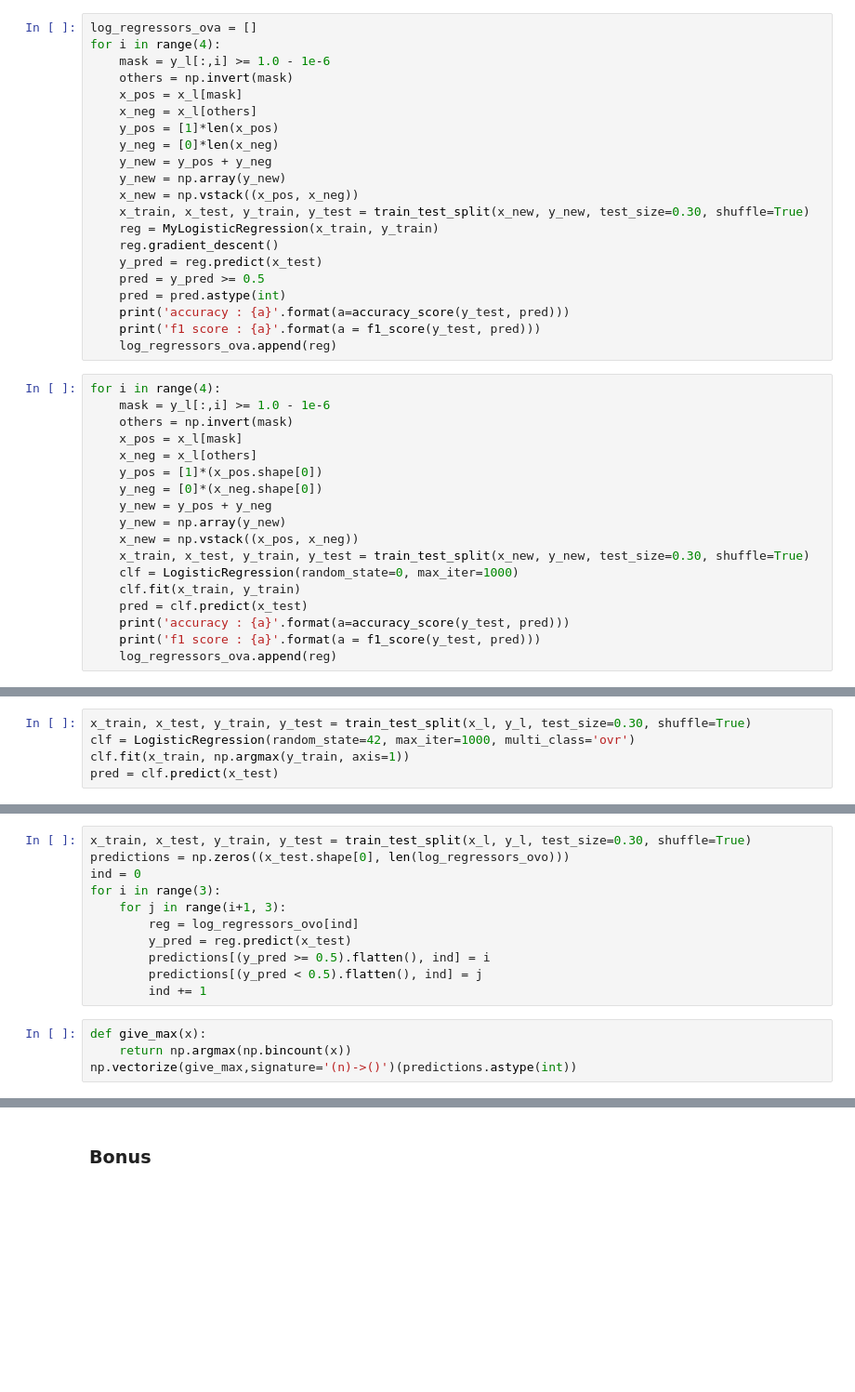
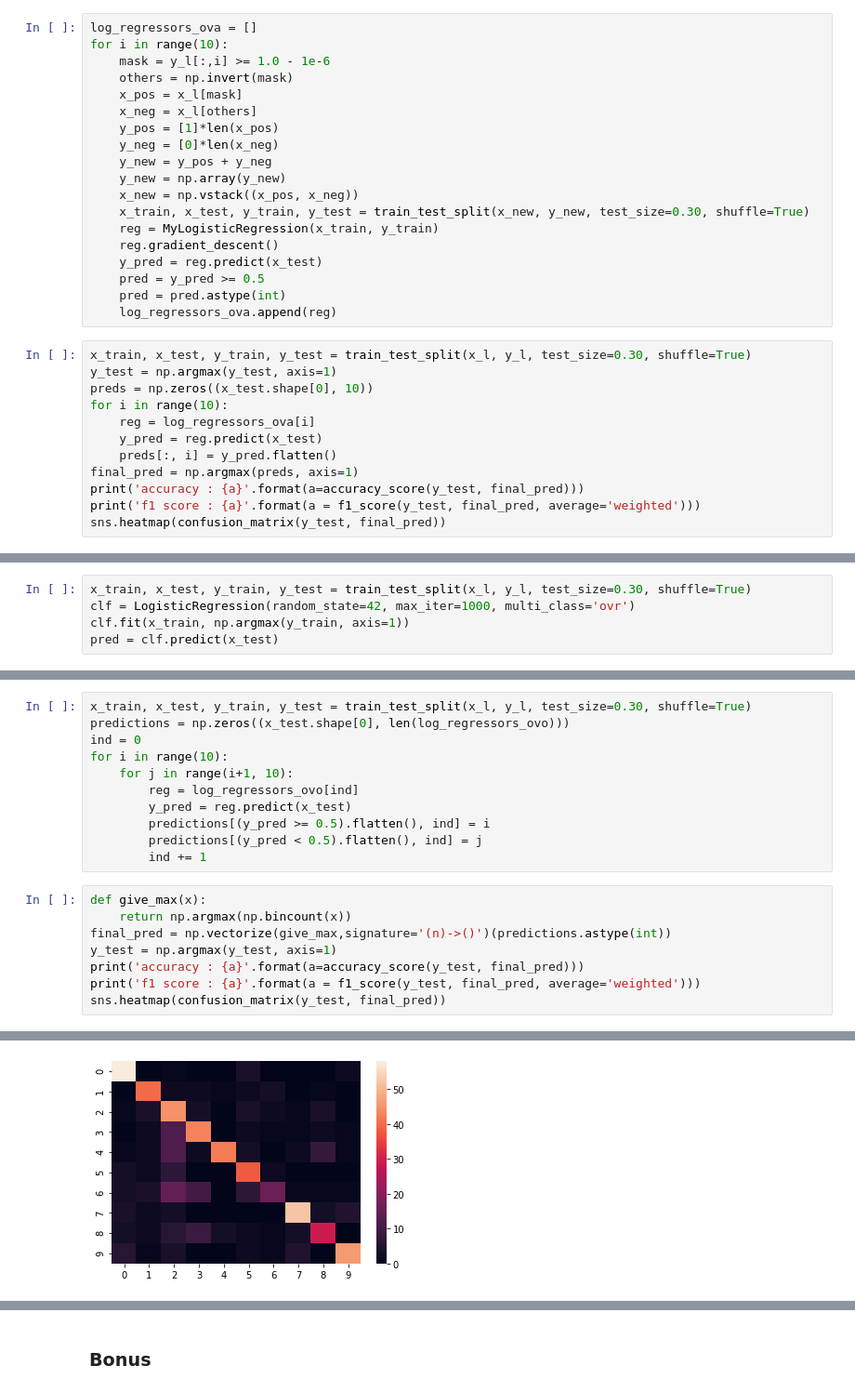
Before and after one commit to kanishk779/SMAI-2, a Jupyter notebook: question2.ipynb, the cells around one changed output, grey strips where cells are left out. Shown: that part at 93% size. Cells and saved outputs as stored; diff of their text form; blank space fills up the shorter version.

```diff
--- a/question2.ipynb
+++ b/question2.ipynb
@@ -105,6 +108,6 @@ class MyLogisticRegression:
 # %%
 log_regressors_ova = []
-for i in range(4):
+for i in range(10):
     mask = y_l[:,i] >= 1.0 - 1e-6
     others = np.invert(mask)
     x_pos = x_l[mask]
@@ -120,24 +123,16 @@ for i in range(4):
     y_pred = reg.predict(x_test)
     pred = y_pred >= 0.5
     pred = pred.astype(int)
-    print('accuracy : {a}'.format(a=accuracy_score(y_test, pred)))
-    print('f1 score : {a}'.format(a = f1_score(y_test, pred)))
     log_regressors_ova.append(reg)
-# %%
-for i in range(4):
-    mask = y_l[:,i] >= 1.0 - 1e-6
-    others = np.invert(mask)
-    x_pos = x_l[mask]
-    x_neg = x_l[others]
-    y_pos = [1]*(x_pos.shape[0])
-    y_neg = [0]*(x_neg.shape[0])
-    y_new = y_pos + y_neg
-    y_new = np.array(y_new)
-    x_new = np.vstack((x_pos, x_neg))
-    x_train, x_test, y_train, y_test = train_test_split(x_new, y_new, test_size=0.30, shuffle=True)
-    clf = LogisticRegression(random_state=0, max_iter=1000)
-    clf.fit(x_train, y_train)
-    pred = clf.predict(x_test)
-    print('accuracy : {a}'.format(a=accuracy_score(y_test, pred)))
-    print('f1 score : {a}'.format(a = f1_score(y_test, pred)))
-    log_regressors_ova.append(reg)
+# %%
+x_train, x_test, y_train, y_test = train_test_split(x_l, y_l, test_size=0.30, shuffle=True)
+y_test = np.argmax(y_test, axis=1)
+preds = np.zeros((x_test.shape[0], 10))
+for i in range(10):
+    reg = log_regressors_ova[i]
+    y_pred = reg.predict(x_test)
+    preds[:, i] = y_pred.flatten()
+final_pred = np.argmax(preds, axis=1)
+print('accuracy : {a}'.format(a=accuracy_score(y_test, final_pred)))
+print('f1 score : {a}'.format(a = f1_score(y_test, final_pred, average='weighted')))
+sns.heatmap(confusion_matrix(y_test, final_pred))
@@ -179,8 +178,8 @@ for i in range(10):
 x_train, x_test, y_train, y_test = train_test_split(x_l, y_l, test_size=0.30, shuffle=True)
 predictions = np.zeros((x_test.shape[0], len(log_regressors_ovo)))
 ind = 0
-for i in range(3):
-    for j in range(i+1, 3):
+for i in range(10):
+    for j in range(i+1, 10):
         reg = log_regressors_ovo[ind]
         y_pred = reg.predict(x_test)
         predictions[(y_pred >= 0.5).flatten(), ind] = i
@@ -189,4 +188,9 @@ for i in range(3):
 # %%
 def give_max(x):
     return np.argmax(np.bincount(x))
-np.vectorize(give_max,signature='(n)->()')(predictions.astype(int))
+final_pred = np.vectorize(give_max,signature='(n)->()')(predictions.astype(int))
+y_test = np.argmax(y_test, axis=1)
+print('accuracy : {a}'.format(a=accuracy_score(y_test, final_pred)))
+print('f1 score : {a}'.format(a = f1_score(y_test, final_pred, average='weighted')))
+sns.heatmap(confusion_matrix(y_test, final_pred))
+# %% [output]
@@ -192,0 +200 @@ np.vectorize(give_max,signature='(n)->()')(predictions.astype(int))
+[figure, added]
```
Also changed, not shown: parts of 10 cells of this notebook.
